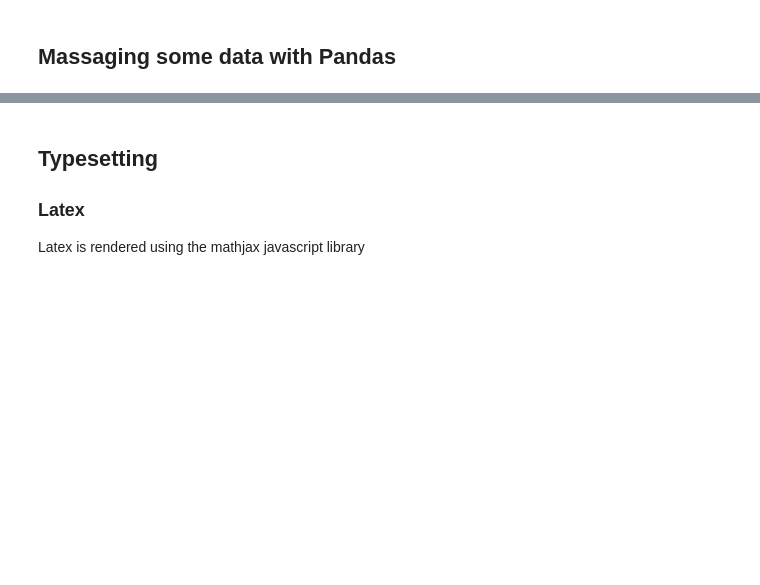
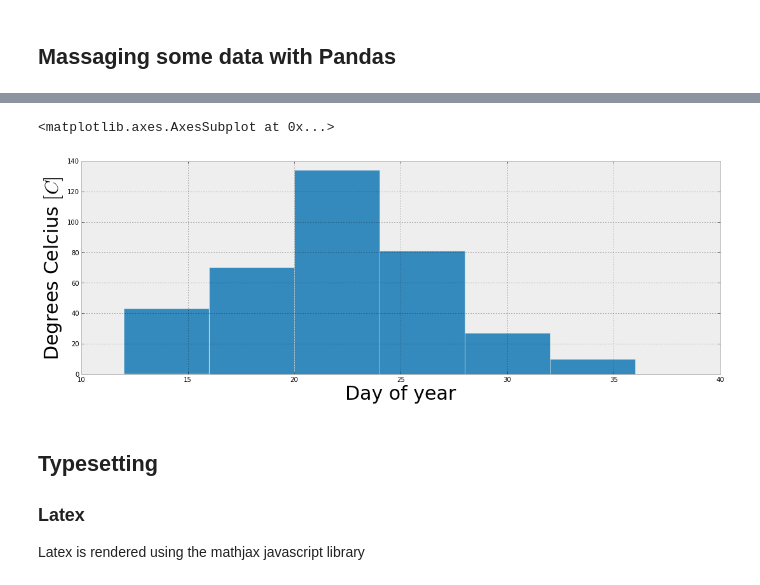
Before and after one commit to Tooblippe/IPython-Jupyter-Talk-to-Pyconza-2013, a Jupyter notebook: src/pycon13_ipython.ipynb, the cells around one changed output, grey strips where cells are left out. Drawn from its saved outputs; the diff is of its cells as text; code cells hidden in the pictures; blank space fills up the shorter version.

```diff
--- a/src/pycon13_ipython.ipynb
+++ b/src/pycon13_ipython.ipynb
@@ -380,3 +482,10 @@ ax.text(0.65, 0.1, r"$y=x^3$", fontsize=60, color="green");
+# %%
+xlabel('Day of year',fontsize = 30)
+ylabel(r'Degrees Celcius $[C]$ ',fontsize = 30)
+Cape_Weather['high'].hist(bins=6)
+# %% [output]
+<matplotlib.axes.AxesSubplot at 0x...>
+[figure, added]
 # %% [markdown]
 ## Typesetting
 
```
Also changed, not shown: parts of 31 cells of this notebook, 5 other files.
